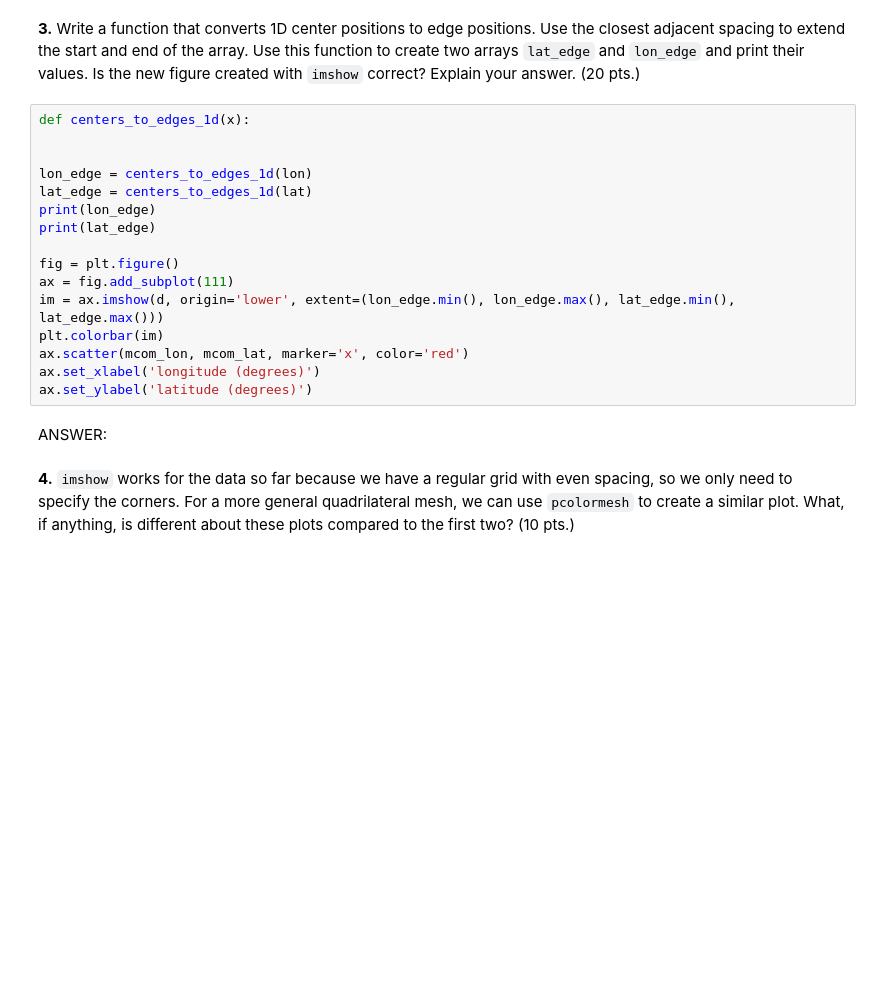
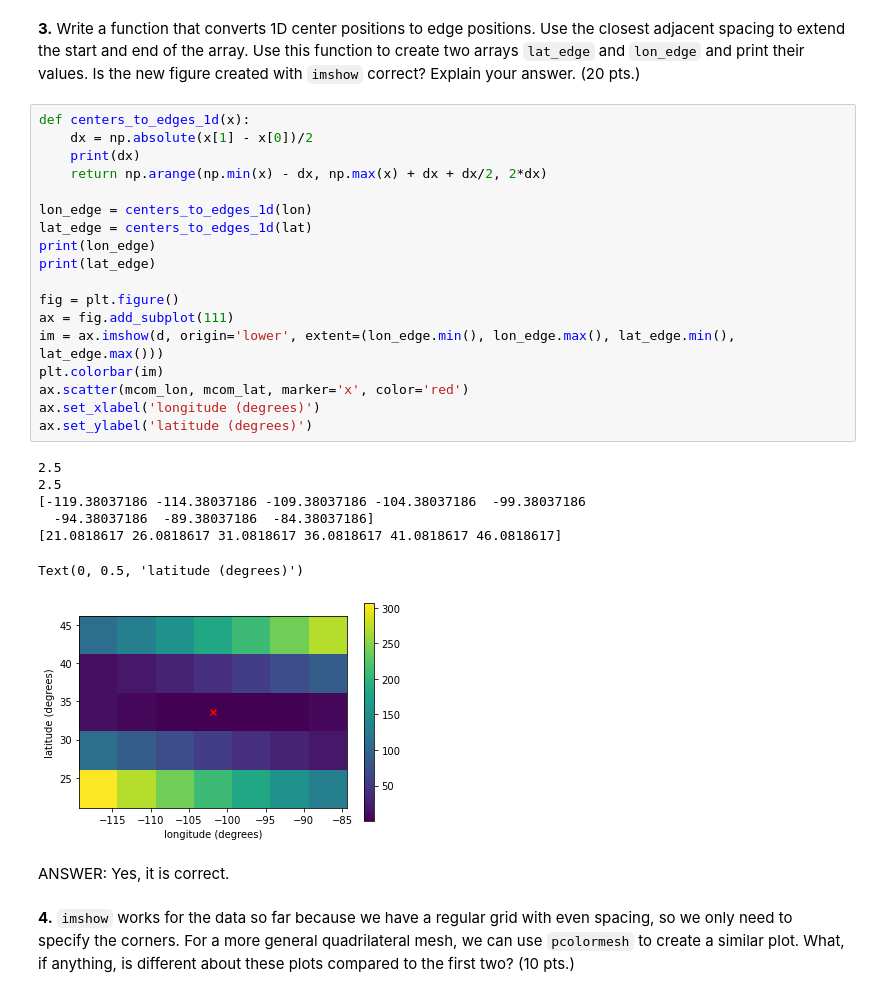
Before and after one commit to jillianndufort/Data-Fields, a Jupyter notebook: Homework1a.ipynb, the cells around one changed output. Drawn from its saved outputs; the diff is of its cells as text; blank space fills up the shorter version.

```diff
--- a/Homework1a.ipynb
+++ b/Homework1a.ipynb
@@ -70,22 +71,32 @@ ANSWER:
 **3.** Write a function that converts 1D center positions to edge positions. Use the closest adjacent spacing to extend the start and end of the array. Use this function to create two arrays `lat_edge` and `lon_edge` and print their values. Is the new figure created with `imshow` correct? Explain your answer. (20 pts.)
 # %%
 def centers_to_edges_1d(x):
-
+    dx = np.absolute(x[1] - x[0])/2
+    print(dx)
+    return np.arange(np.min(x) - dx, np.max(x) + dx + dx/2, 2*dx)
 
 lon_edge = centers_to_edges_1d(lon)
 lat_edge = centers_to_edges_1d(lat)
 print(lon_edge)
 print(lat_edge)
 
 fig = plt.figure()
 ax = fig.add_subplot(111)
 im = ax.imshow(d, origin='lower', extent=(lon_edge.min(), lon_edge.max(), lat_edge.min(), lat_edge.max()))
 plt.colorbar(im)
 ax.scatter(mcom_lon, mcom_lat, marker='x', color='red')
 ax.set_xlabel('longitude (degrees)')
 ax.set_ylabel('latitude (degrees)')
+# %% [output]
+2.5
+2.5
+[-119.38037186 -114.38037186 -109.38037186 -104.38037186  -99.38037186
+  -94.38037186  -89.38037186  -84.38037186]
+[21.0818617 26.0818617 31.0818617 36.0818617 41.0818617 46.0818617]
+Text(0, 0.5, 'latitude (degrees)')
+[figure, added]
-# %% [markdown]
-ANSWER:
+# %% [markdown]
+ANSWER: Yes, it is correct.
 # %% [markdown]
 **4.** `imshow` works for the data so far because we have a regular grid with even spacing, so we only need to specify the corners. For a more general quadrilateral mesh, we can use `pcolormesh` to create a similar plot. What, if anything, is different about these plots compared to the first two? (10 pts.)
 # %%
```
Also changed, not shown: parts of 2 cells of this notebook.
